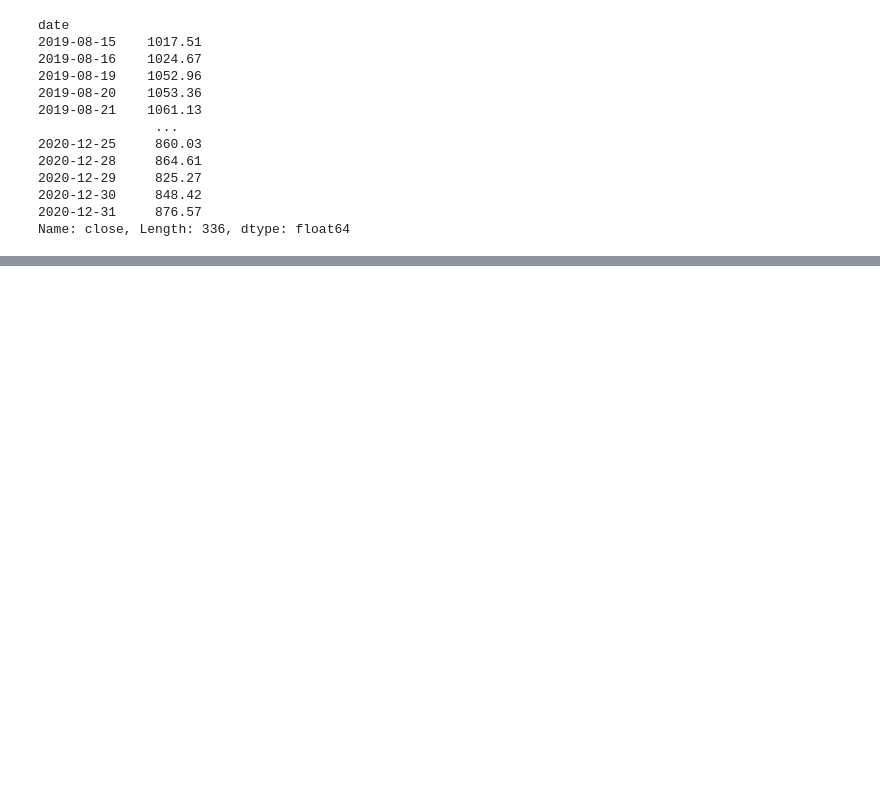
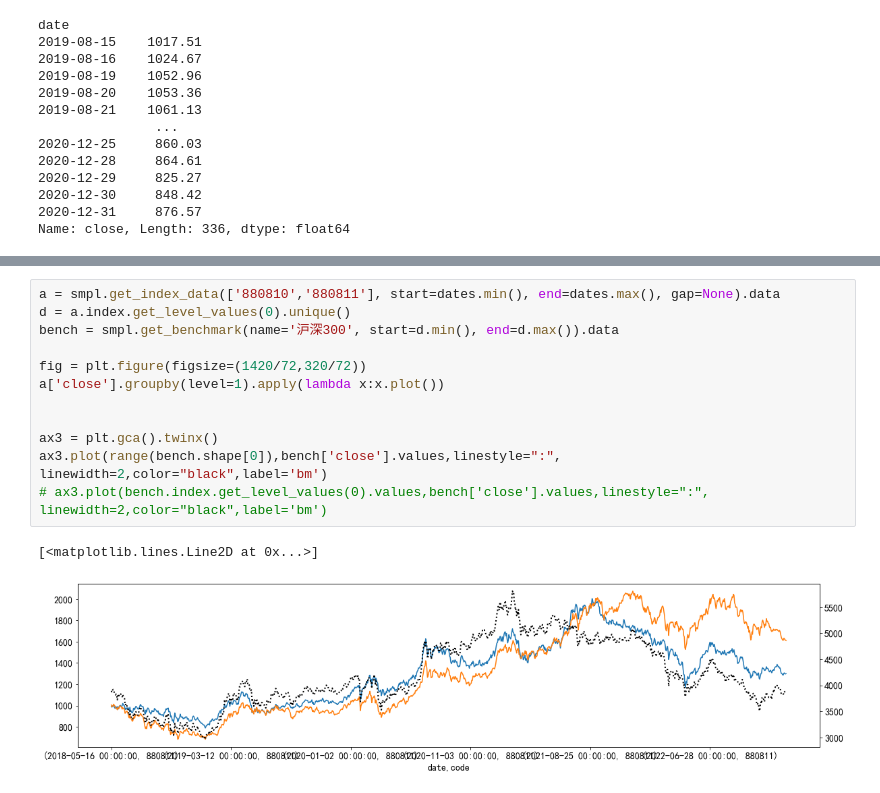
Before and after one commit to kaikai03/IndicatorLab, a Jupyter notebook: ind/Ind_Sentiment.ipynb, the cells around one changed output, grey strips where cells are left out. Saved outputs shown, nothing was run; the diff lists cells and outputs as text; blank space fills up the shorter version.

```diff
--- a/ind/Ind_Sentiment.ipynb
+++ b/ind/Ind_Sentiment.ipynb
@@ -186,0 +245,15 @@ Name: close, Length: 336, dtype: float64
+# %%
+a = smpl.get_index_data(['880810','880811'], start=dates.min(), end=dates.max(), gap=None).data
+d = a.index.get_level_values(0).unique()
+bench = smpl.get_benchmark(name='沪深300', start=d.min(), end=d.max()).data
+
+fig = plt.figure(figsize=(1420/72,320/72))
+a['close'].groupby(level=1).apply(lambda x:x.plot())
+
+
+ax3 = plt.gca().twinx()
+ax3.plot(range(bench.shape[0]),bench['close'].values,linestyle=":", linewidth=2,color="black",label='bm')
+# ax3.plot(bench.index.get_level_values(0).values,bench['close'].values,linestyle=":", linewidth=2,color="black",label='bm')
+# %% [output]
+[<matplotlib.lines.Line2D at 0x...>]
+[figure, added]
```
Also changed, not shown: parts of 13 cells of this notebook.
